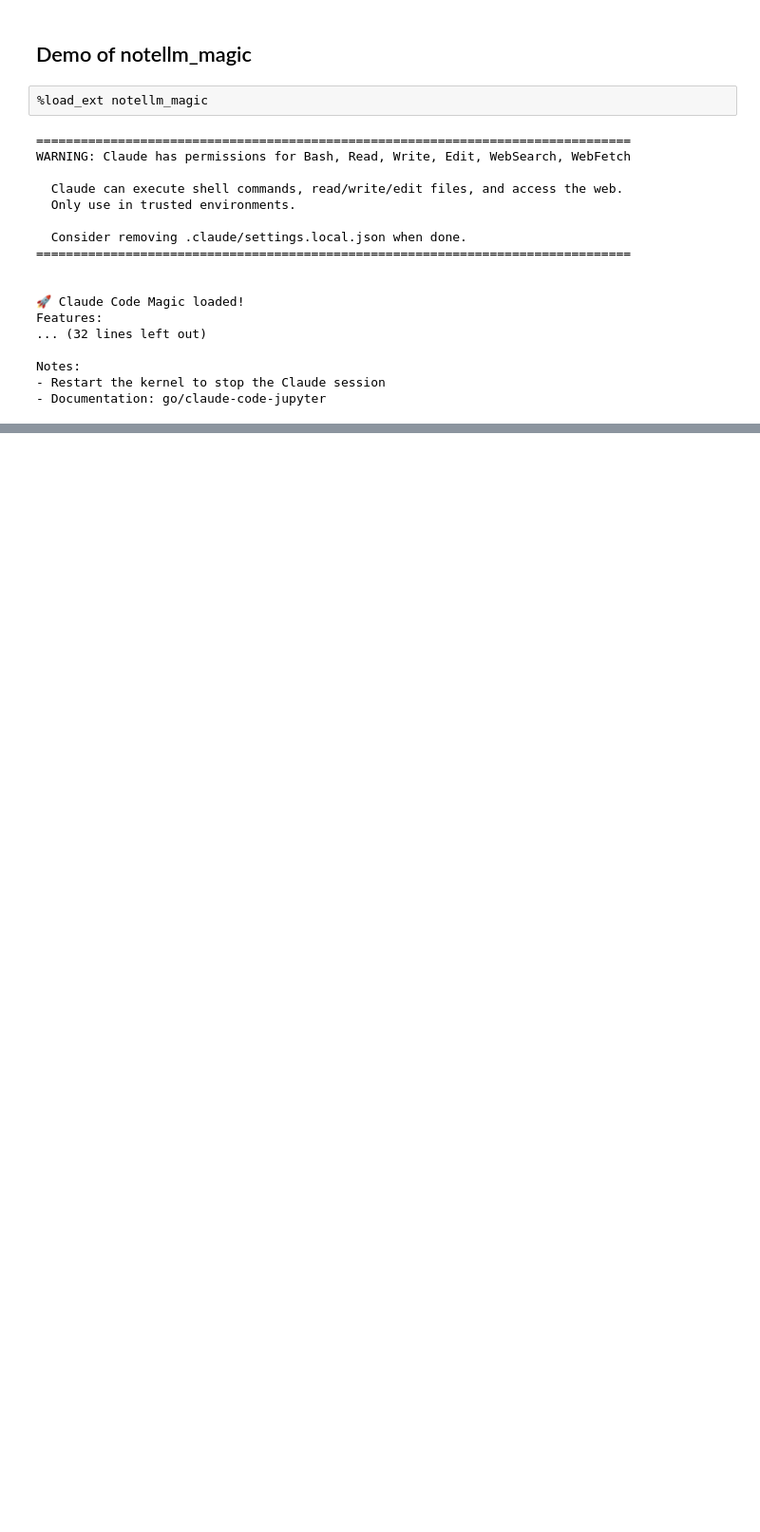
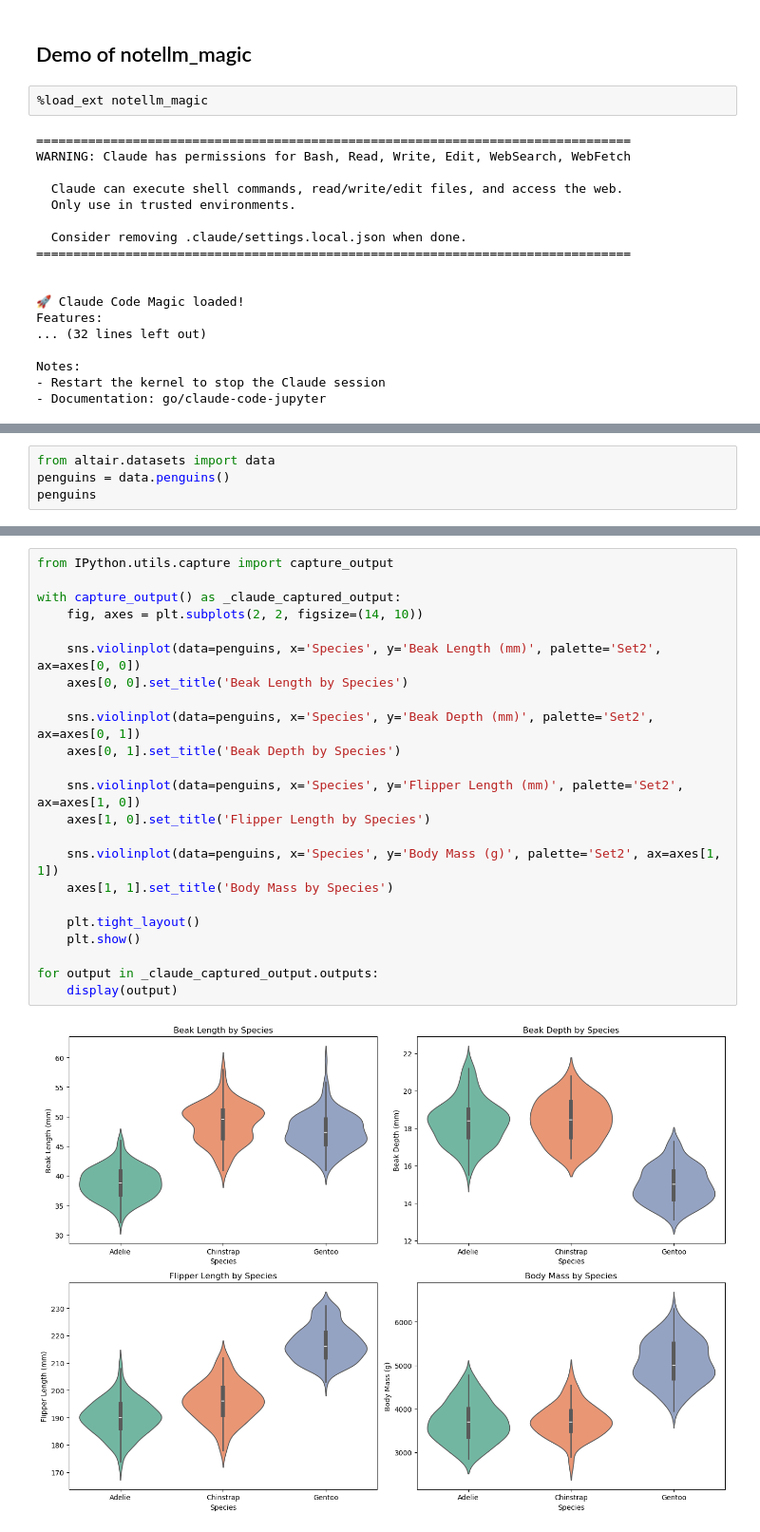
Before and after one commit to prairie-guy/notellm, a Jupyter notebook: docs/demo.ipynb, the cells around one changed output, grey strips where cells are left out. Shown at 95% size. Cells and saved outputs as stored; diff of their text form; blank space fills up the shorter version.

```diff
--- a/docs/demo.ipynb
+++ b/docs/demo.ipynb
@@ -84,0 +46,4 @@ shape: (344, 7)
+# %%
+from altair.datasets import data
+penguins = data.penguins()
+penguins
@@ -151,0 +87,25 @@ for output in _claude_captured_output.outputs:
+# %%
+from IPython.utils.capture import capture_output
+
+with capture_output() as _claude_captured_output:
+    fig, axes = plt.subplots(2, 2, figsize=(14, 10))
+
+    sns.violinplot(data=penguins, x='Species', y='Beak Length (mm)', palette='Set2', ax=axes[0, 0])
+    axes[0, 0].set_title('Beak Length by Species')
+
+    sns.violinplot(data=penguins, x='Species', y='Beak Depth (mm)', palette='Set2', ax=axes[0, 1])
+    axes[0, 1].set_title('Beak Depth by Species')
+
+    sns.violinplot(data=penguins, x='Species', y='Flipper Length (mm)', palette='Set2', ax=axes[1, 0])
+    axes[1, 0].set_title('Flipper Length by Species')
+
+    sns.violinplot(data=penguins, x='Species', y='Body Mass (g)', palette='Set2', ax=axes[1, 1])
+    axes[1, 1].set_title('Body Mass by Species')
+
+    plt.tight_layout()
+    plt.show()
+
+for output in _claude_captured_output.outputs:
+    display(output)
+# %% [output]
+[figure, added]
```
Also changed, not shown: parts of 15 cells of this notebook, 3 other files.
